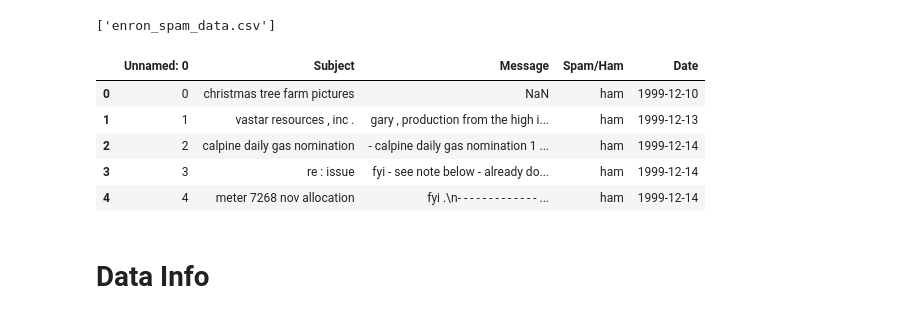
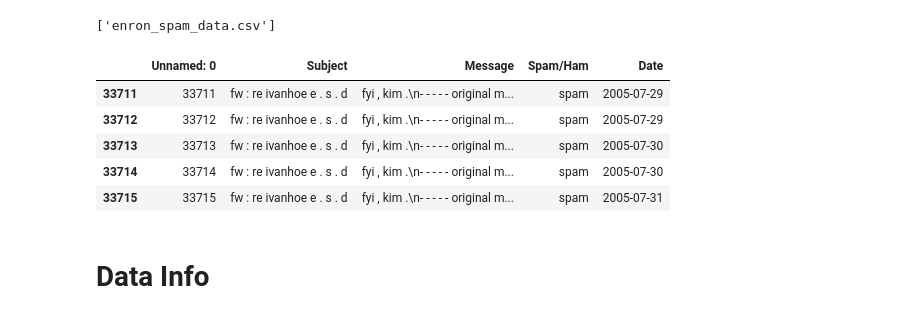
Before and after one commit to arsh-mohan6/SPAM-EMAIL-DETECTION, a Jupyter notebook: notebooks/spam_email_detection.ipynb, the cells around one changed output. Cells and saved outputs as stored; diff of their text form; code cells hidden in the pictures.

```diff
--- a/notebooks/spam_email_detection.ipynb
+++ b/notebooks/spam_email_detection.ipynb
@@ -35,14 +35,14 @@ os.listdir('../data/raw')
 # %%
 data = pd.read_csv("../data/raw/enron_spam_data.csv")
 
-data.head()
+data.tail()
 # %% [output]
 |  | Unnamed: 0 | Subject | Message | Spam/Ham | Date |
-| 0 | 0 | christmas tree farm pictures | NaN | ham | 1999-12-10 |
-| 1 | 1 | vastar resources , inc . | gary , production from the high i... | ham | 1999-12-13 |
-| 2 | 2 | calpine daily gas nomination | - calpine daily gas nomination 1 ... | ham | 1999-12-14 |
-| 3 | 3 | re : issue | fyi - see note below - already do... | ham | 1999-12-14 |
-| 4 | 4 | meter 7268 nov allocation | fyi .\n- - - - - - - - - - - - - ... | ham | 1999-12-14 |
+| 33711 | 33711 | fw : re ivanhoe e . s . d | fyi , kim .\n- - - - - original m... | spam | 2005-07-29 |
+| 33712 | 33712 | fw : re ivanhoe e . s . d | fyi , kim .\n- - - - - original m... | spam | 2005-07-29 |
+| 33713 | 33713 | fw : re ivanhoe e . s . d | fyi , kim .\n- - - - - original m... | spam | 2005-07-30 |
+| 33714 | 33714 | fw : re ivanhoe e . s . d | fyi , kim .\n- - - - - original m... | spam | 2005-07-30 |
+| 33715 | 33715 | fw : re ivanhoe e . s . d | fyi , kim .\n- - - - - original m... | spam | 2005-07-31 |
 # %% [markdown]
 # Data Info
 # %%
```
Also changed, not shown: parts of 4 cells of this notebook, 4 other files.
